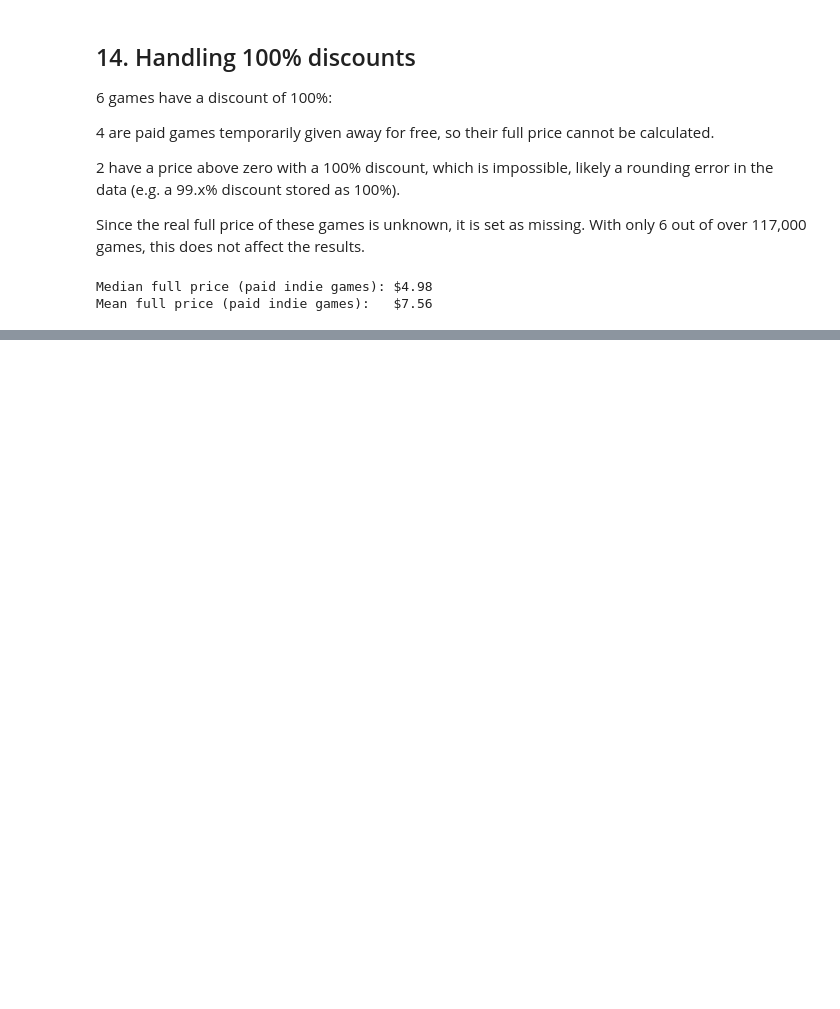
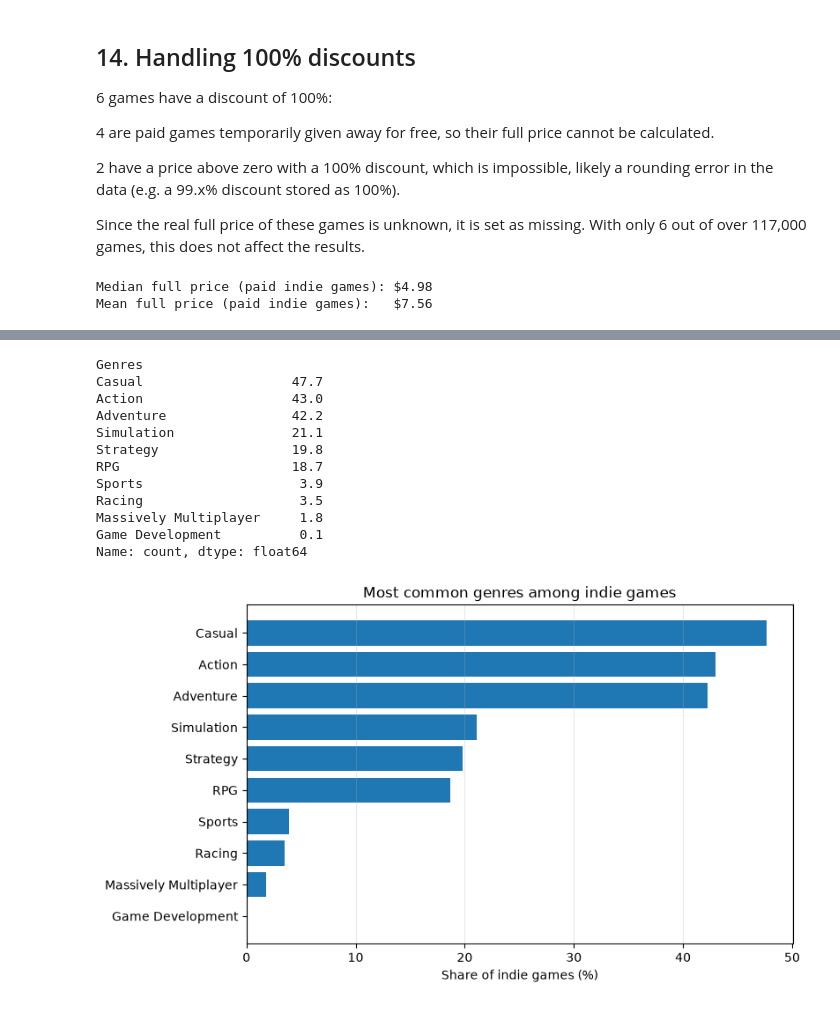
Before and after one commit to rodrigosogoncalves/steam-indie-ai, a Jupyter notebook: 01_exploration.ipynb, the cells around one changed output, grey strips where cells are left out. Saved outputs shown, nothing was run; the diff lists cells and outputs as text; code cells hidden in the pictures; blank space fills up the shorter version.

Commit message:
Add genre analysis of indie games

```diff
--- a/01_exploration.ipynb
+++ b/01_exploration.ipynb
@@ -420,0 +437,29 @@ Mean full price (paid indie games):   $7.56
+# %%
+genres = indie["Genres"].str.split(",").explode()
+
+not_genres = ["Indie", "Free To Play", "Early Access", "Violent", "Gore", "Nudity", "Sexual Content", "Utilities"]
+genres = genres[~genres.isin(not_genres)]
+
+top_genres = (genres.value_counts() / len(indie) * 100).head(9)
+print(top_genres.round(1))
+
+fig, ax = plt.subplots(figsize=(8, 5))
+ax.barh(top_genres.index[::-1], top_genres.values[::-1])
+ax.set_title("Most common genres among indie games")
+ax.set_xlabel("Share of indie games (%)")
+ax.grid(axis="x", alpha=0.3)
+plt.show()
+# %% [output]
+Genres
+Casual                   47.7
+Action                   43.0
+Adventure                42.2
+Simulation               21.1
+Strategy                 19.8
+RPG                      18.7
+Sports                    3.9
+Racing                    3.5
+Massively Multiplayer     1.8
+Game Development          0.1
+Name: count, dtype: float64
+[figure, added]
```
Also changed, not shown: parts of 2 cells of this notebook.
